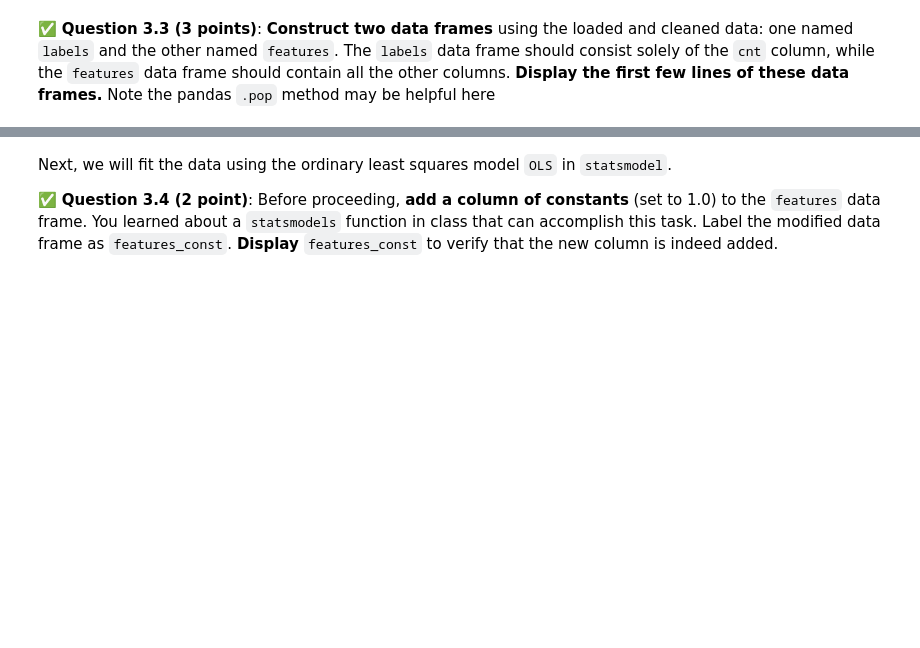
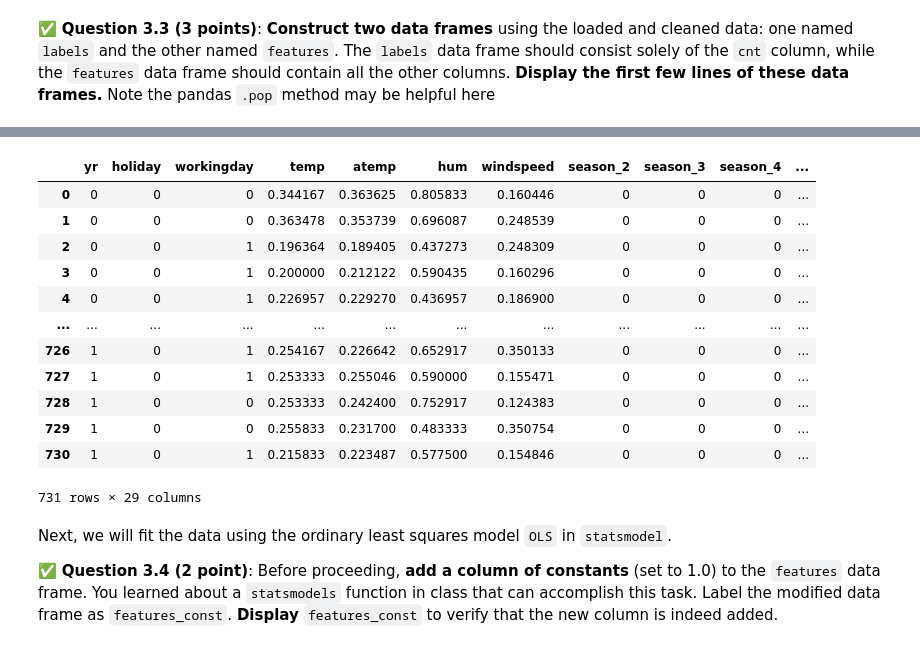
Before and after one commit to JakeRoll04/CMSE202-f25-turnin, a Jupyter notebook: final/CMSE202-Final-SS25-Section001-Jake Roll.ipynb, the cells around one changed output, grey strips where cells are left out. Drawn from its saved outputs; the diff is of its cells as text; code cells hidden in the pictures; blank space fills up the shorter version.

```diff
--- a/final/CMSE202-Final-SS25-Section001-Jake Roll.ipynb
+++ b/final/CMSE202-Final-SS25-Section001-Jake Roll.ipynb
@@ -122,3 +154,5 @@ bike_new.replace({False: 0, True: 1}, inplace=True)
 &#9989; **Question 3.3 (3 points)**: **Construct two data frames** using the loaded and cleaned data: one named `labels` and the other named `features`. The `labels` data frame should consist solely of the `cnt` column, while the `features` data frame should contain all the other columns. **Display the first few lines of these data frames.** Note the pandas `.pop` method may be helpful here
 # %%
 ### Put your code here
+labels = bike_new.pop('cnt')
+features = bike_new
@@ -125,3 +176,19 @@ bike_new.replace({False: 0, True: 1}, inplace=True)
+# %%
+features
+# %% [output]
+|  | yr | holiday | workingday | temp | atemp | hum | windspeed | season_2 | season_3 | season_4 | ... |
+| 0 | 0 | 0 | 0 | 0.344167 | 0.363625 | 0.805833 | 0.160446 | 0 | 0 | 0 | ... |
+| 1 | 0 | 0 | 0 | 0.363478 | 0.353739 | 0.696087 | 0.248539 | 0 | 0 | 0 | ... |
+| 2 | 0 | 0 | 1 | 0.196364 | 0.189405 | 0.437273 | 0.248309 | 0 | 0 | 0 | ... |
+| 3 | 0 | 0 | 1 | 0.200000 | 0.212122 | 0.590435 | 0.160296 | 0 | 0 | 0 | ... |
+| 4 | 0 | 0 | 1 | 0.226957 | 0.229270 | 0.436957 | 0.186900 | 0 | 0 | 0 | ... |
+| ... | ... | ... | ... | ... | ... | ... | ... | ... | ... | ... | ... |
+| 726 | 1 | 0 | 1 | 0.254167 | 0.226642 | 0.652917 | 0.350133 | 0 | 0 | 0 | ... |
+| 727 | 1 | 0 | 1 | 0.253333 | 0.255046 | 0.590000 | 0.155471 | 0 | 0 | 0 | ... |
+| 728 | 1 | 0 | 0 | 0.253333 | 0.242400 | 0.752917 | 0.124383 | 0 | 0 | 0 | ... |
+| 729 | 1 | 0 | 0 | 0.255833 | 0.231700 | 0.483333 | 0.350754 | 0 | 0 | 0 | ... |
+| 730 | 1 | 0 | 1 | 0.215833 | 0.223487 | 0.577500 | 0.154846 | 0 | 0 | 0 | ... |
+731 rows × 29 columns
 # %% [markdown]
 Next, we will fit the data using the ordinary least squares model `OLS` in `statsmodel`.
 
```
Also changed, not shown: parts of 16 cells of this notebook.
